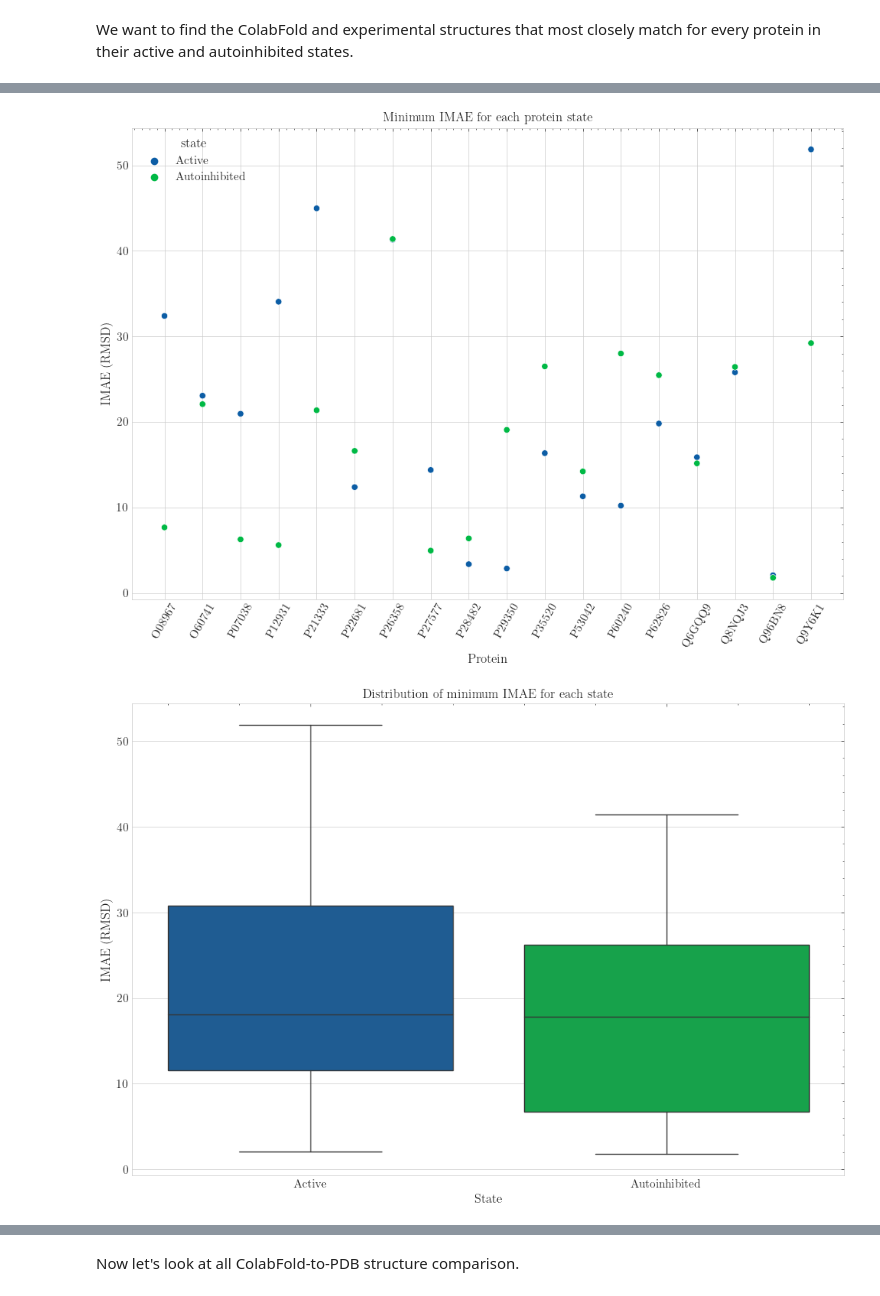
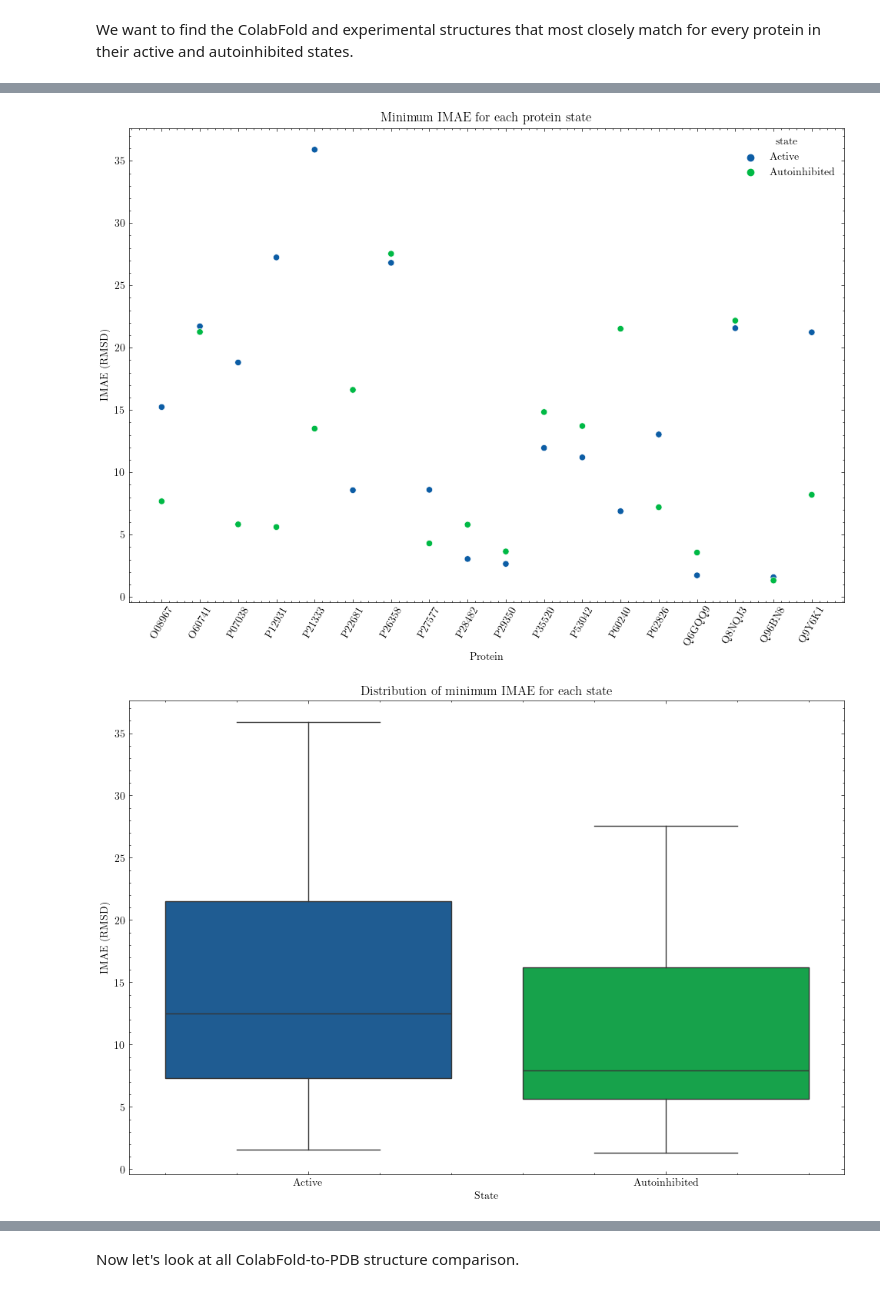
Before and after one commit to jpigles/alphafold-rmsd, a Jupyter notebook: cf_pdb_compared.ipynb, the cells around one changed output, grey strips where cells are left out. Saved outputs shown, nothing was run; the diff lists cells and outputs as text; code cells hidden in the pictures.

```diff
--- a/cf_pdb_compared.ipynb
+++ b/cf_pdb_compared.ipynb
@@ -11,21 +9,18 @@ ModuleNotFoundError: No module named 'scienceplots'
 # %% [markdown]
 We want to find the ColabFold and experimental structures that most closely match for every protein in their active and autoinhibited states.
 # %%
-'''
-For some reason, all of P62826's "state" data is missing, so we have to correct that here.
-'''
 
-df = pd.read_csv('./project_pipeline/data/cf_pdb_compared.tsv', sep='\t').astype('object')
-df2 = pd.read_csv('./project_pipeline/data/classified_files_3.tsv', sep='\t').astype('object')
+df = pd.read_csv('./project_pipeline/data/two-state_cf_pdb_compared.tsv', sep='\t').astype('object')
+# df2 = pd.read_csv('./project_pipeline/data/classified_files_3.tsv', sep='\t').astype('object')
 
-df = df.drop(columns=['state', 'conformation'])
+# df = df.drop(columns=['state', 'conformation'])
 
-df2 = df2[['uniprot', 'pdb', 'state', 'conformation', 'organism']]
+# df2 = df2[['uniprot', 'pdb', 'state', 'conformation', 'organism']]
 
-# Standardize the organism names
-df2['organism'] = df2['organism'].str.strip("").str.lower()
+# # Standardize the organism names
+# df2['organism'] = df2['organism'].str.strip("").str.lower()
 
-df = df.merge(df2, how='left', on=['uniprot', 'pdb'])
+# df = df.merge(df2, how='left', on=['uniprot', 'pdb'])
 
 df.head()
 # %% [output]
@@ -52,7 +46,7 @@ df['2_comp'] = pd.to_numeric(df['2_comp'], errors='coerce')
 # Group by state and protein and find the minimum 2_comp for each group
 df_min = df.groupby(['state', 'uniprot', 'pdb']).agg({'2_comp': 'min'}).reset_index()
 
-df_clust = df[['uniprot', 'pdb', '2_comp', 'state', 'conformation', 'cluster', 'organism']]
+df_clust = df[['uniprot', 'pdb', '2_comp', 'state', 'conformation', 'cluster']]
 
 df3 = df_min.merge(df_clust, how='left', on=['uniprot', '2_comp', 'state', 'pdb']).drop_duplicates(subset=['uniprot', 'state'], keep='first').reset_index(drop=True)
 
@@ -76,14 +70,14 @@ ax.set_ylabel('IMAE (RMSD)')
 
 plt.savefig('./project_pipeline/data/figures/cf_pdb_closest_structures_distribution.png', format='png')
 
-fig, ax = plt.subplots(figsize=(12, 8))
-sns.boxplot(x='organism', y='2_comp', data=df3)
-ax.set_title('Distribution of minimum IMAE for each organism')
-ax.set_xlabel('Organism')
-ax.set_ylabel('IMAE (RMSD)')
-for tick in ax.get_xticklabels():
-    tick.set_rotation(60)
-plt.savefig('./project_pipeline/data/figures/cf_pdb_closest_structures_distribution_organism.png', format='png')
+# fig, ax = plt.subplots(figsize=(12, 8))
+# sns.boxplot(x='organism', y='2_comp', data=df3)
+# ax.set_title('Distribution of minimum IMAE for each organism')
+# ax.set_xlabel('Organism')
+# ax.set_ylabel('IMAE (RMSD)')
+# for tick in ax.get_xticklabels():
+#     tick.set_rotation(60)
+# plt.savefig('./project_pipeline/data/figures/cf_pdb_closest_structures_distribution_organism.png', format='png')
 
 
 # medians = df3.groupby('organism')['2_comp'].median().values
@@ -102,8 +96,4 @@ plt.savefig('./project_pipeline/data/figures/cf_pdb_closest_structures_distribut
 #             size='small',
 #             color='black',
 #             weight='semibold')
-
-
-org_count = df3['organism'].value_counts()
-print(org_count)
 # %% [output]
@@ -117,2 +100,2 @@ Name: organism, dtype: int64
-[figure, old version]
+[figure, new version]
-[figure, old version]
+[figure, new version]
```
Also changed, not shown: parts of 5 cells of this notebook, 6 other files.
